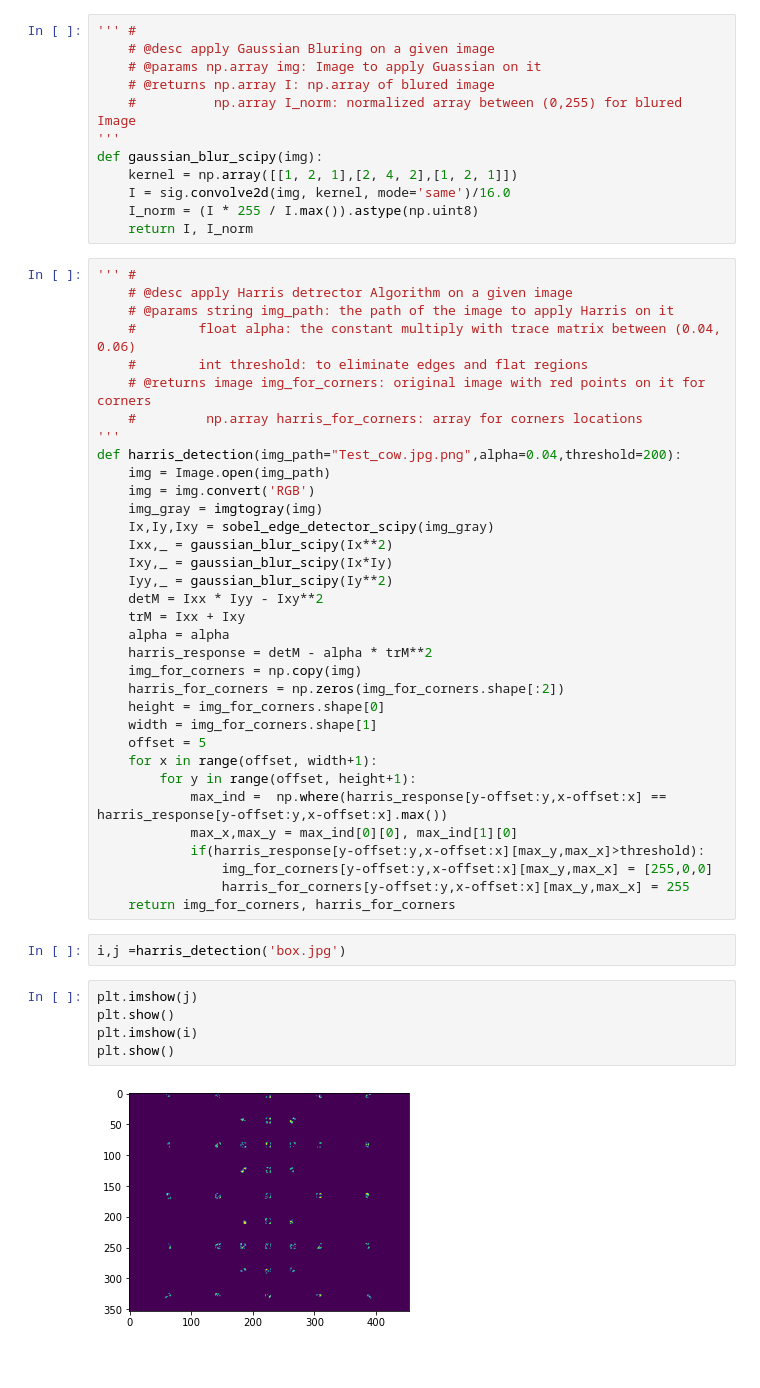
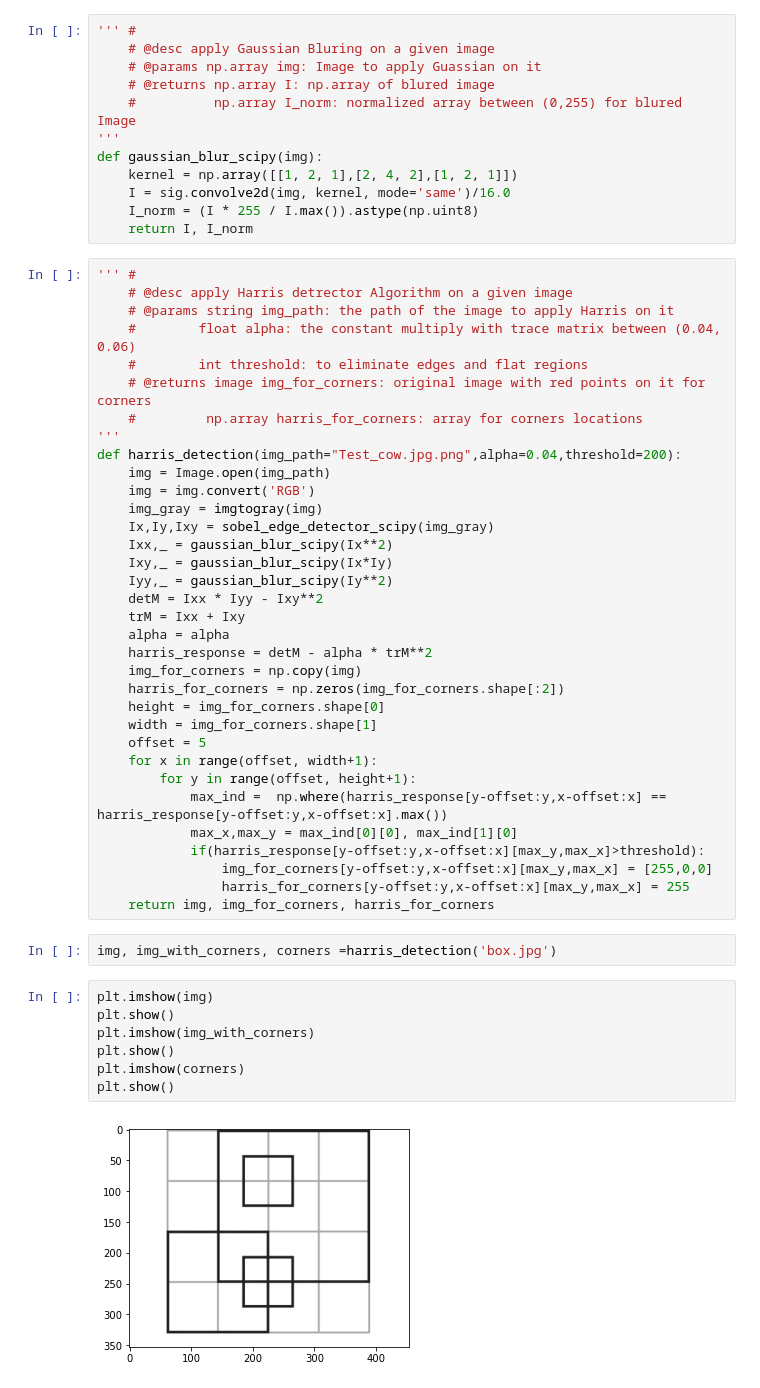
Before and after one commit to MahmoudElhalwany/ComputerVision_package, a Jupyter notebook: Harris-detection.ipynb, the cells around one changed output. Saved outputs shown, nothing was run; the diff lists cells and outputs as text.

```diff
--- a/Harris-detection.ipynb
+++ b/Harris-detection.ipynb
@@ -84,14 +84,16 @@ def harris_detection(img_path="Test_cow.jpg.png",alpha=0.04,threshold=200):
             if(harris_response[y-offset:y,x-offset:x][max_y,max_x]>threshold):
                 img_for_corners[y-offset:y,x-offset:x][max_y,max_x] = [255,0,0]
                 harris_for_corners[y-offset:y,x-offset:x][max_y,max_x] = 255
-    return img_for_corners, harris_for_corners
+    return img, img_for_corners, harris_for_corners
 # %%
-i,j =harris_detection('box.jpg')
+img, img_with_corners, corners =harris_detection('box.jpg')
 # %%
-plt.imshow(j)
+plt.imshow(img)
 plt.show()
-plt.imshow(i)
+plt.imshow(img_with_corners)
 plt.show()
+plt.imshow(corners)
+plt.show()
 # %% [output]
-[figure, old version]
+[figure, new version]
 [figure]
```
Also changed, not shown: parts of 2 cells of this notebook, 2 other files.
